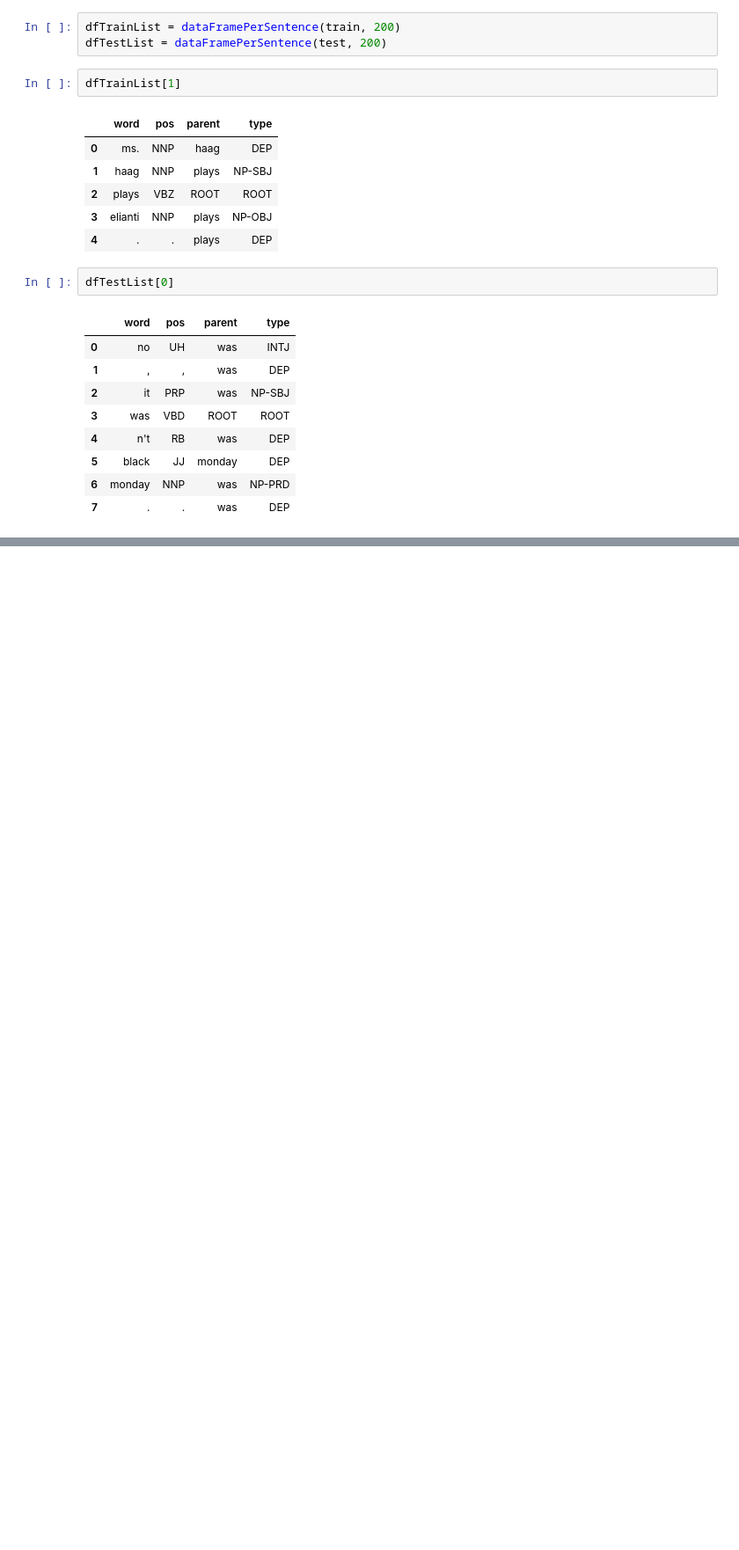
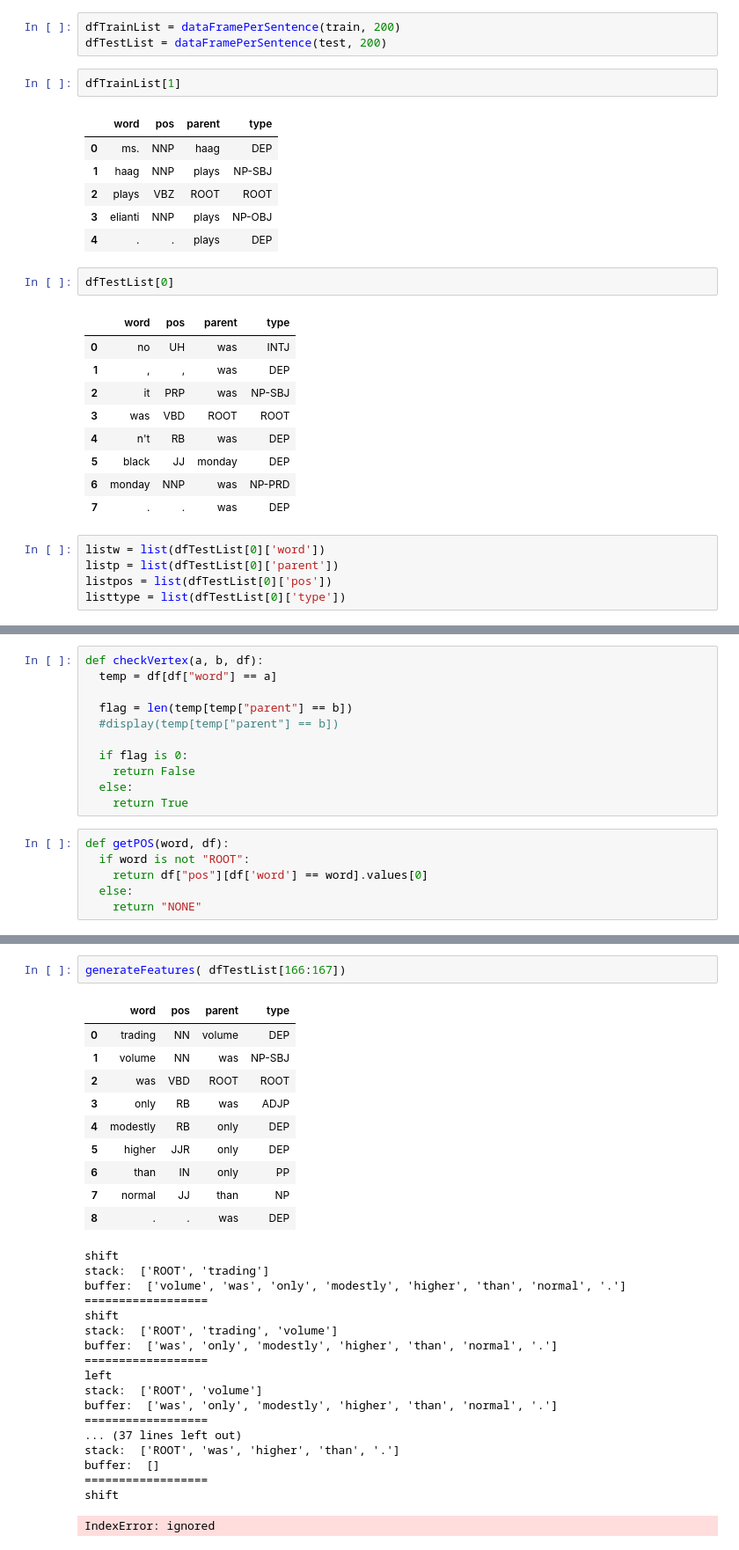
Before and after one commit to vincentmichael089/NLP-Study-Group, a Jupyter notebook: notebook_4.ipynb, the cells around one changed output, grey strips where cells are left out. Shown at 88% size. Drawn from its saved outputs; the diff is of its cells as text; blank space fills up the shorter version.

```diff
--- a/notebook_4.ipynb
+++ b/notebook_4.ipynb
@@ -153,3 +171,8 @@ dfTestList[0]
 | 5 | black | JJ | monday | DEP |
 | 6 | monday | NNP | was | NP-PRD |
 | 7 | . | . | was | DEP |
+# %%
+listw = list(dfTestList[0]['word'])
+listp = list(dfTestList[0]['parent'])
+listpos = list(dfTestList[0]['pos'])
+listtype = list(dfTestList[0]['type'])
@@ -155,0 +187,17 @@ dfTestList[0]
+# %%
+def checkVertex(a, b, df):
+  temp = df[df["word"] == a]
+
+  flag = len(temp[temp["parent"] == b])
+  #display(temp[temp["parent"] == b])
+
+  if flag is 0:
+    return False
+  else:
+    return True
+# %%
+def getPOS(word, df):
+  if word is not "ROOT":
+    return df["pos"][df['word'] == word].values[0]
+  else:
+    return "NONE"
@@ -155,0 +412,31 @@ dfTestList[0]
+# %%
+generateFeatures( dfTestList[166:167])
+# %% [output]
+|  | word | pos | parent | type |
+| 0 | trading | NN | volume | DEP |
+| 1 | volume | NN | was | NP-SBJ |
+| 2 | was | VBD | ROOT | ROOT |
+| 3 | only | RB | was | ADJP |
+| 4 | modestly | RB | only | DEP |
+| 5 | higher | JJR | only | DEP |
+| 6 | than | IN | only | PP |
+| 7 | normal | JJ | than | NP |
+| 8 | . | . | was | DEP |
+shift
+stack:  ['ROOT', 'trading']
+buffer:  ['volume', 'was', 'only', 'modestly', 'higher', 'than', 'normal', '.']
+==================
+shift
+stack:  ['ROOT', 'trading', 'volume']
+buffer:  ['was', 'only', 'modestly', 'higher', 'than', 'normal', '.']
+==================
+left
+stack:  ['ROOT', 'volume']
+buffer:  ['was', 'only', 'modestly', 'higher', 'than', 'normal', '.']
+==================
+... (37 lines left out)
+stack:  ['ROOT', 'was', 'higher', 'than', '.']
+buffer:  []
+==================
+shift
+IndexError: ignored
```
Also changed, not shown: parts of 10 cells of this notebook, 1 other file.
